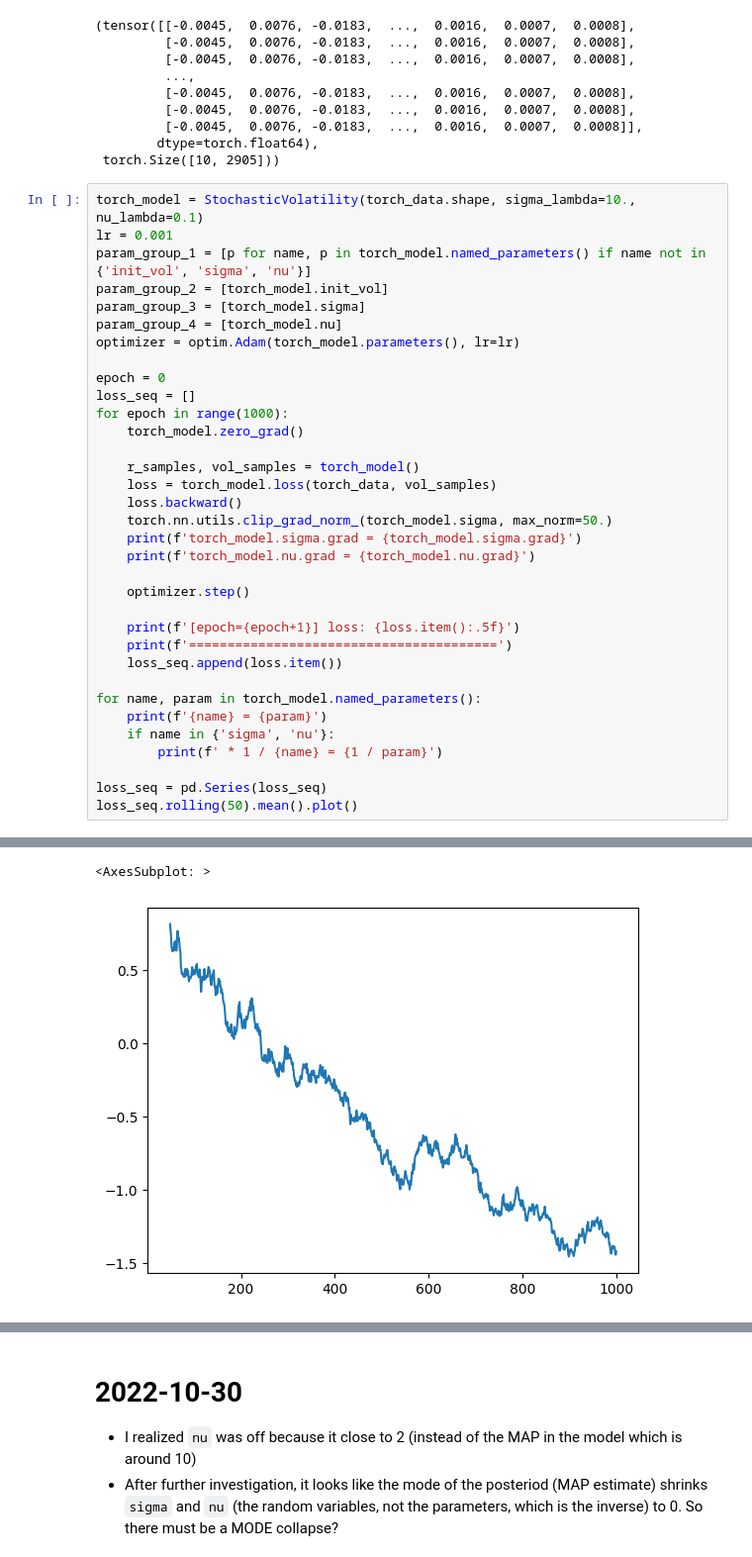
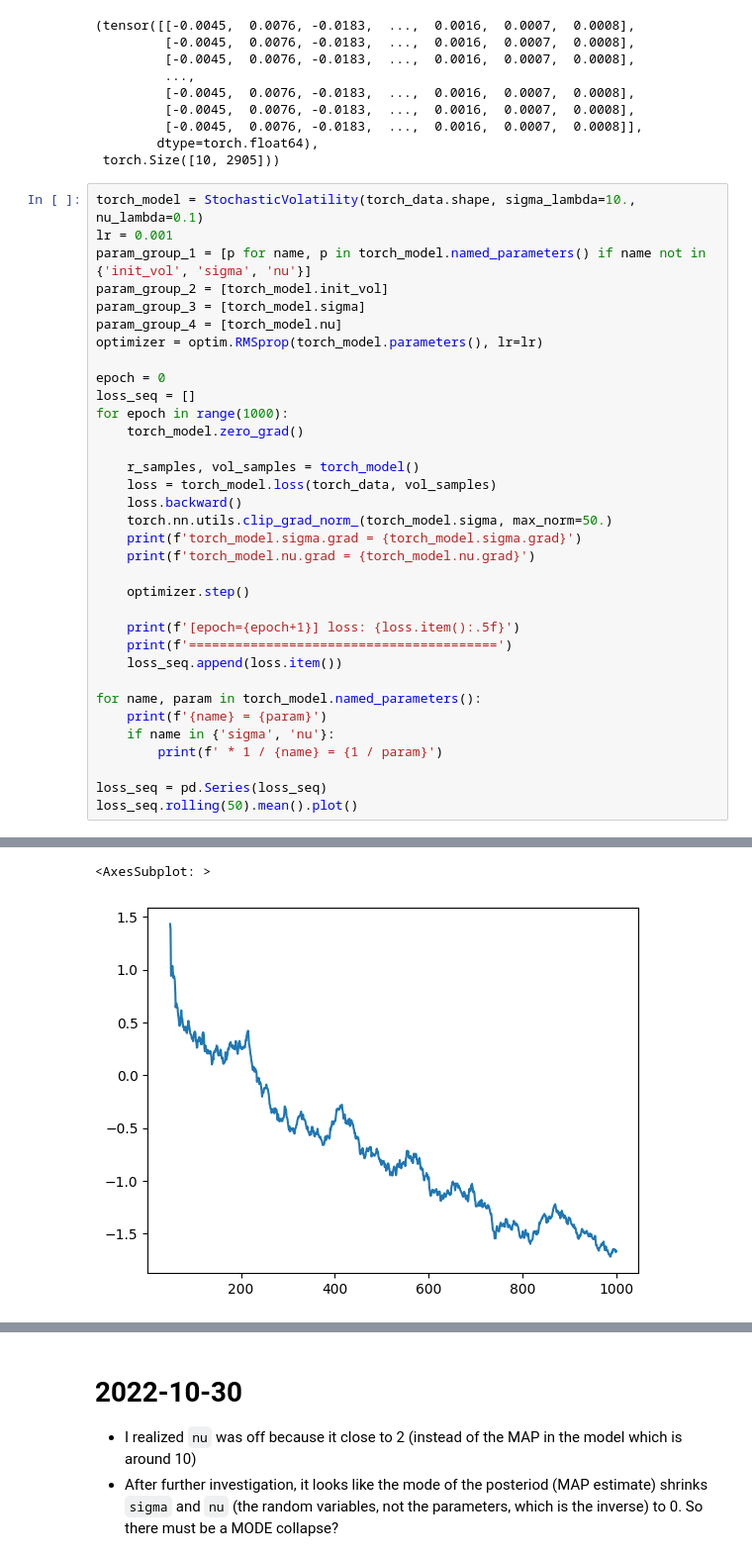
Before and after one commit to bjlkeng/sandbox, a Jupyter notebook: stochastic_langevin/stochastic_volatility.ipynb, the cells around one changed output, grey strips where cells are left out. Shown at 99% size. Drawn from its saved outputs; the diff is of its cells as text.

```diff
--- a/stochastic_langevin/stochastic_volatility.ipynb
+++ b/stochastic_langevin/stochastic_volatility.ipynb
@@ -234,7 +234,7 @@ param_group_1 = [p for name, p in torch_model.named_parameters() if name not in
 param_group_2 = [torch_model.init_vol]
 param_group_3 = [torch_model.sigma]
 param_group_4 = [torch_model.nu]
-optimizer = optim.Adam(torch_model.parameters(), lr=lr)
+optimizer = optim.RMSprop(torch_model.parameters(), lr=lr)
 
 epoch = 0
 loss_seq = []
@@ -282,5 +282,5 @@ init_vol = -4.496951580047607
 <AxesSubplot: >
-[figure, old version]
+[figure, new version]
 # %%
 sigma_rv = distributions.Exponential(torch_model.sigma)
 sigma_mean = sigma_rv.mean
```
Also changed, not shown: parts of 15 cells of this notebook, 1 other file.
